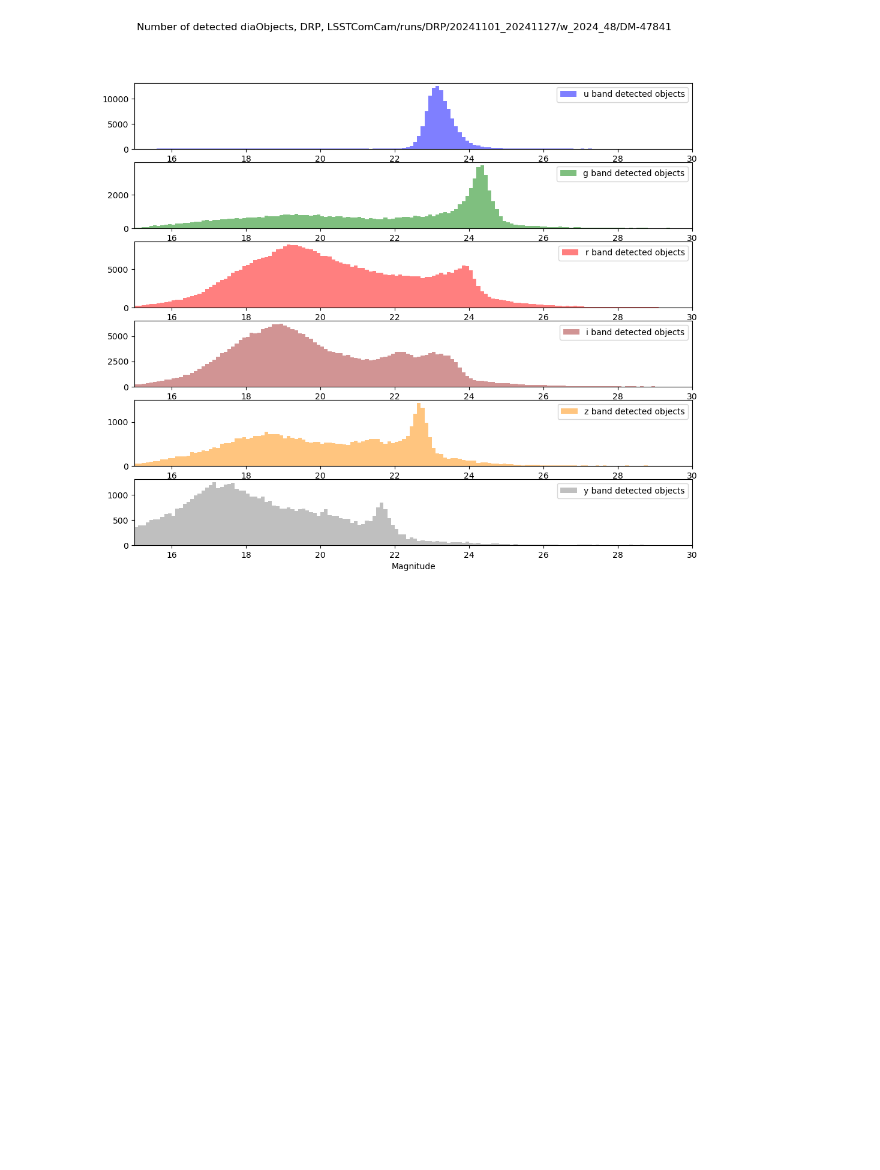
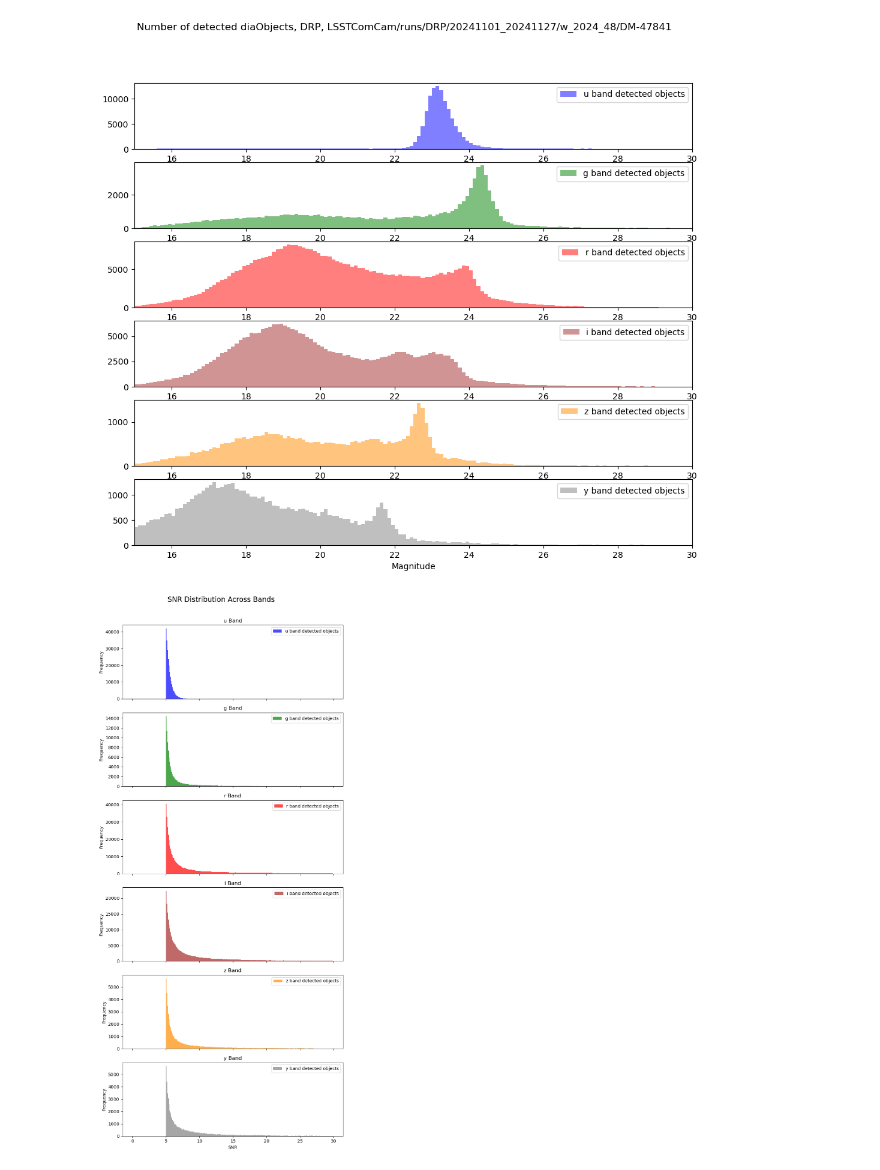
Before and after one commit to lsst-sitcom/notebooks_dia, a Jupyter notebook: Comcam_Neven.ipynb, the cells around one changed output. Saved outputs shown, nothing was run; the diff lists cells and outputs as text; code cells hidden in the pictures; blank space fills up the shorter version.

```diff
--- a/Comcam_Neven.ipynb
+++ b/Comcam_Neven.ipynb
@@ -386,6 +446,50 @@ plt.xlabel('Magnitude')
 plt.legend();
 # %% [output]
 [figure]
+# %%
+
+# Define colors for each band
+band_colors = {
+    'u': 'blue',
+    'g': 'green',
+    'r': 'red',
+    'i': 'brown',
+    'z': 'darkorange',
+    'y': 'gray'
+}
+
+# Define the bands
+bands = ['u', 'g', 'r', 'i', 'z', 'y']
+
+# Create subplots with one figure per band
+fig, axes = plt.subplots(len(bands), 1, figsize=(8, 18), sharex=True)
+fig.suptitle('SNR Distribution Across Bands', fontsize=16)
+
+for ax, band in zip(axes, bands):
+    # Dynamically get the correct SNR column for the current band
+    column_name = f'{band}_band_snr_mean'
+    snr_values = result[column_name][~np.isnan(result[column_name])]
+
+    # Plot the histogram for the current band
+    ax.hist(
+        snr_values,
+        color=band_colors[band],
+        alpha=0.7,
+        bins=np.arange(0, 30, 0.1),
+        label=f'{band} band detected objects'
+    )
+    ax.set_ylabel('Frequency')
+    ax.set_title(f'{band} Band')
+    ax.legend()
+
+# Set common x-axis label
+axes[-1].set_xlabel('SNR')
+
+# Adjust layout for better spacing
+plt.tight_layout(rect=[0, 0, 1, 0.97])  # Leave space for the suptitle
+plt.show()
+# %% [output]
+[figure, added]
 # %%
 plt.hist(dia_Obj_field_updated['r_band_mag'][~np.isnan(dia_Obj_field_updated['r_band_mag'])], color='r', alpha=0.5, bins=np.arange(15,30,0.1), label='r band detected objects');
 # %% [output]
```
Also changed, not shown: parts of 20 cells of this notebook.
